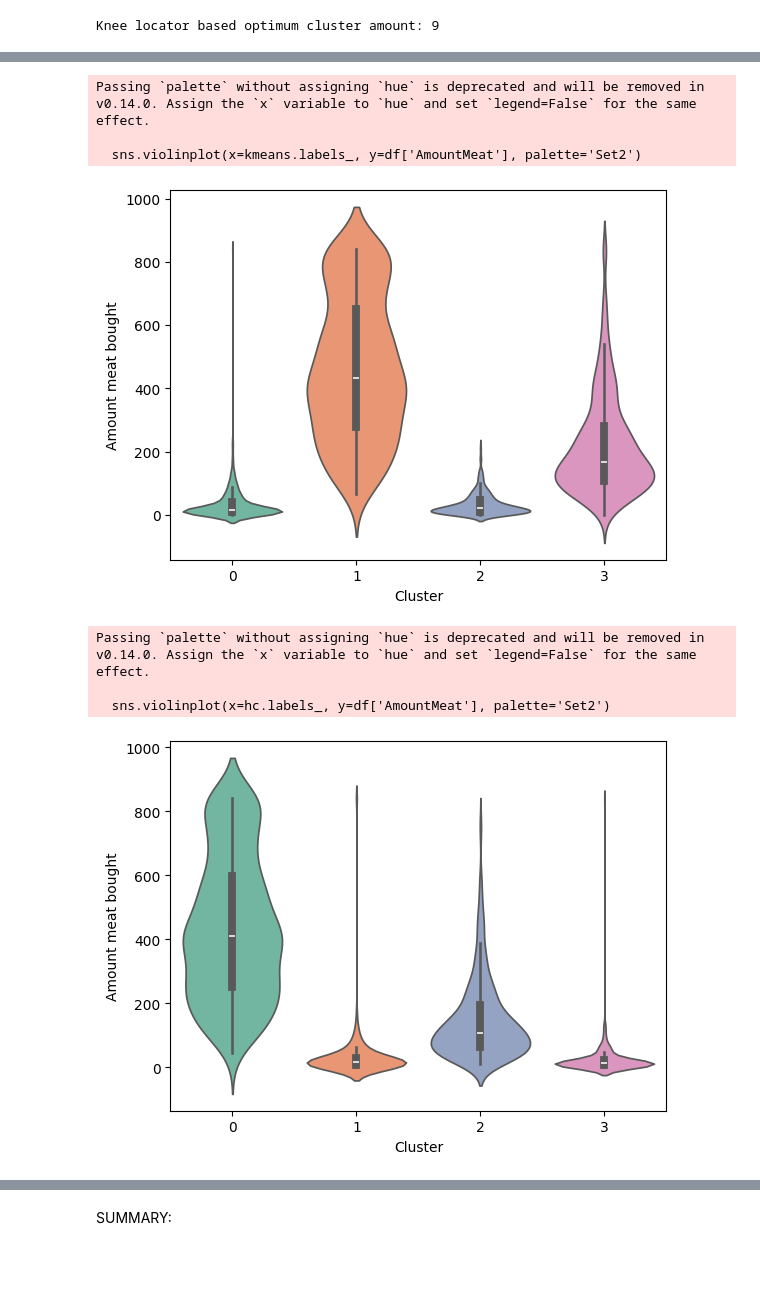
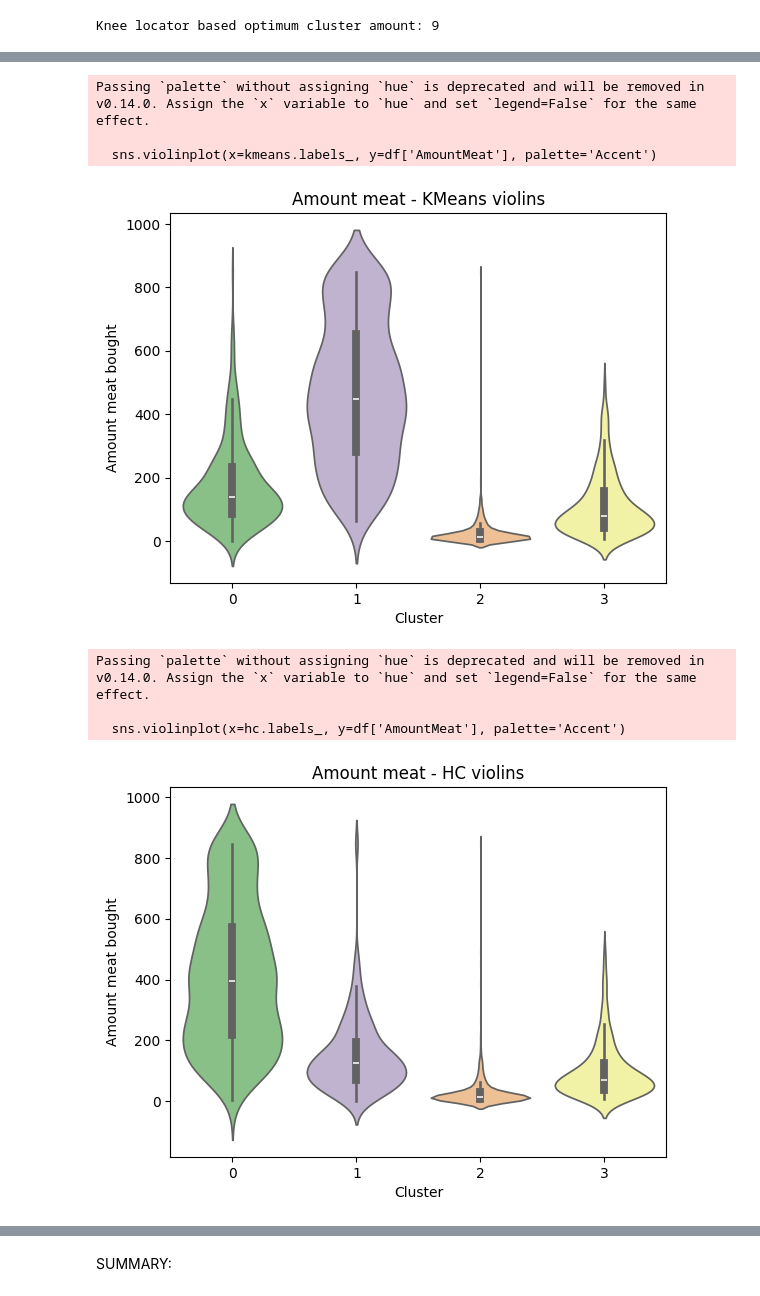
Before and after one commit to jancewicz/PJATK---Artificial-Intelligence-Postgraduate-Studies-, a Jupyter notebook: scikit-learn/pawel_jancewicz_pr7_2026/marketing_campaign/marketing_campaign.ipynb, the cells around one changed output, grey strips where cells are left out. Saved outputs shown, nothing was run; the diff lists cells and outputs as text; code cells hidden in the pictures; blank space fills up the shorter version.

Commit message:
used more data processing, enriched X with additional columns, updated diagrams and algorithms hyperparameters

```diff
--- a/scikit-learn/pawel_jancewicz_pr7_2026/marketing_campaign/marketing_campaign.ipynb
+++ b/scikit-learn/pawel_jancewicz_pr7_2026/marketing_campaign/marketing_campaign.ipynb
@@ -83,6 +85,9 @@ def get_days_from_today(date_str: str):
     return delta.days
 
 df["CustomerFrom"] = df["CustomerFrom"].apply(get_days_from_today)
+
+# Create Age column based on birth year
+df["Age"] = datetime.now().year - df["YearOfBirth"]
 # %%
 # list all unique values from Education col
 education_degrees = df["Education"].unique()
@@ -94,3 +99,9 @@ education_ordered = [
 ordinal_encoder = OrdinalEncoder(categories=[education_ordered])
 encoded_education = ordinal_encoder.fit_transform(df[["Education"]])
 df["Education"] = encoded_education
+# %%
+# family data preprocessing -> create new column that aggregates outcomes, if there is 1 or more children in family, input 1 (truthy value), 0 (falsy) otherwise
+df["HasChild"] = (df["KidsHome"] + df["TeensHome"]).gt(0).astype(int)
+
+# How many clients does have at least 1 child
+sns.countplot(df, x="HasChild")
@@ -96,0 +111,16 @@ df["Education"] = encoded_education
+# %%
+# client preferences preprocessing -> describe client preferences as web / instore
+fig, axes = plt.subplots(2, 1, figsize=(8, 12))
+
+sns.countplot(data=df, x="NumWebPurchases", ax=axes[0])
+sns.countplot(data=df, x="NumStorePurchases", ax=axes[1])
+
+plt.tight_layout()
+plt.show()
+
+# if NumWebPurchases exceeds NumStorePurchase, categorize client as a client who preferes to shop online -> binary value 1 (online client type) & 0 (instore client type)
+df["OnlineClient"] = (df["NumWebPurchases"] > df["NumStorePurchases"]).astype(int)
+
+print(df["OnlineClient"].value_counts())
+print(f"\nOnline clients:   {df['OnlineClient'].mean():.1%}")
+print(f"In-store clients: {(1 - df['OnlineClient'].mean()):.1%}")
@@ -248,18 +287,20 @@ df[cols_to_clip] = df[cols_to_clip].clip(
 # Starting with scaling selected features for first clustering try
 scaler = StandardScaler()
 
-# Arbitrarily chosen features for first clustering trial
+# Chosen features for first clustering trial
 X = df[[
-    "Education",
-    "Income",
+    "Age", # Age of single person
+    "Education", # Ordinal features based on education degree
+    "Income", # Annual income
+    "HasChild", # Wheter someone has 1+ kids, or no kids at all
+    "OnlineClient", # Client prefferences Online / Instore
+    "CustomerFrom",  # For how long is customer a client of the store
     "AmountWines",
     "AmountFruits",
     "AmountMeat",
     "AmountFish",
     "AmountSweets",
     "AmountGoldProds",
-    "NumWebVisitsMonth",
-    "NumStorePurchases"
 ]].values
 
 X_scaled = scaler.fit_transform(X)
@@ -353,21 +384,23 @@ Passing `palette` without assigning `hue` is deprecated and will be removed in v
 # %%
-sns.violinplot(x=kmeans.labels_, y=df['AmountMeat'], palette='Set2')
+sns.violinplot(x=kmeans.labels_, y=df['AmountMeat'], palette='Accent')
 plt.xlabel('Cluster')
 plt.ylabel('Amount meat bought')
+plt.title("Amount meat - KMeans violins")
 plt.show()
 # %% [output]
 Passing `palette` without assigning `hue` is deprecated and will be removed in v0.14.0. Assign the `x` variable to `hue` and set `legend=False` for the same effect.
 
-  sns.violinplot(x=kmeans.labels_, y=df['AmountMeat'], palette='Set2')
+  sns.violinplot(x=kmeans.labels_, y=df['AmountMeat'], palette='Accent')
-[figure, old version]
+[figure, new version]
 # %%
-sns.violinplot(x=hc.labels_, y=df['AmountMeat'], palette='Set2')
+sns.violinplot(x=hc.labels_, y=df['AmountMeat'], palette='Accent')
 plt.xlabel('Cluster')
 plt.ylabel('Amount meat bought')
+plt.title("Amount meat - HC violins")
 plt.show()
 # %% [output]
 Passing `palette` without assigning `hue` is deprecated and will be removed in v0.14.0. Assign the `x` variable to `hue` and set `legend=False` for the same effect.
 
-  sns.violinplot(x=hc.labels_, y=df['AmountMeat'], palette='Set2')
+  sns.violinplot(x=hc.labels_, y=df['AmountMeat'], palette='Accent')
-[figure, old version]
+[figure, new version]
 # %%
```
Also changed, not shown: parts of 19 cells of this notebook.
